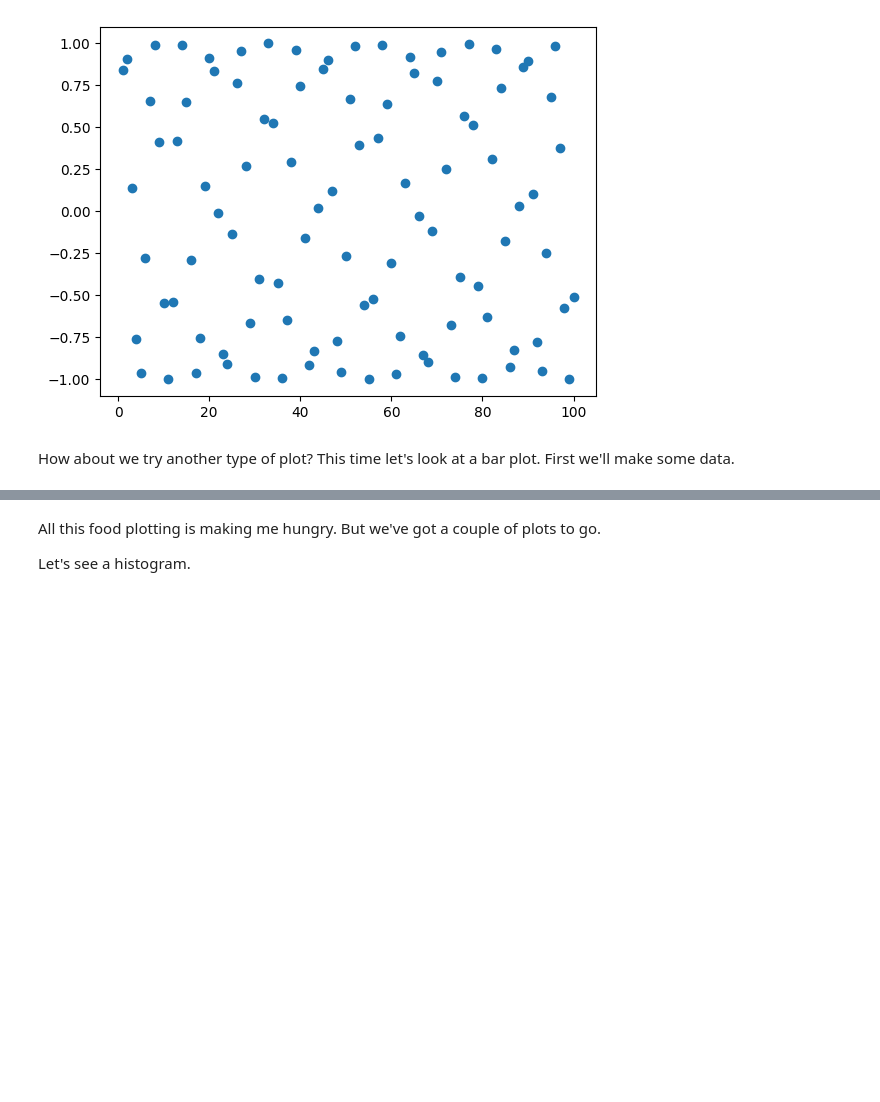
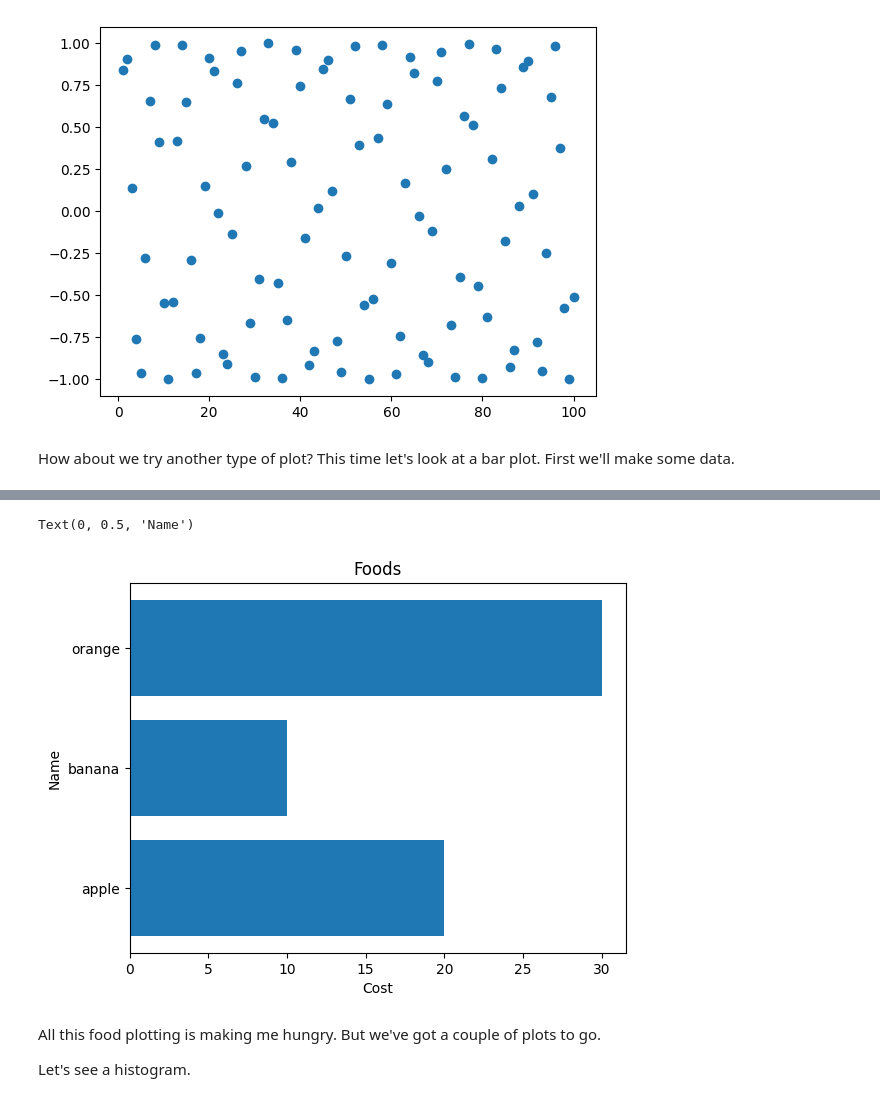
Before and after one commit to leviathan003/Practice_Puzzles, a Jupyter notebook: matplotlib-exercises.ipynb, the cells around one changed output, grey strips where cells are left out. Cells and saved outputs as stored; diff of their text form; code cells hidden in the pictures; blank space fills up the shorter version.

```diff
--- a/matplotlib-exercises.ipynb
+++ b/matplotlib-exercises.ipynb
@@ -136,5 +147,12 @@ How about we try another type of plot? This time let's look at a bar plot. First
 # %%
 # Make the same plot as above, except this time make the bars go horizontal
+plt.barh(food_dict.keys(),width=food_dict.values(),data=food_dict.values())
+plt.title("Foods")
+plt.xlabel("Cost")
+plt.ylabel("Name")
+# %% [output]
+Text(0, 0.5, 'Name')
+[figure, added]
 # %% [markdown]
 All this food plotting is making me hungry. But we've got a couple of plots to go.
 
```
Also changed, not shown: parts of 7 cells of this notebook, 2 other files.
